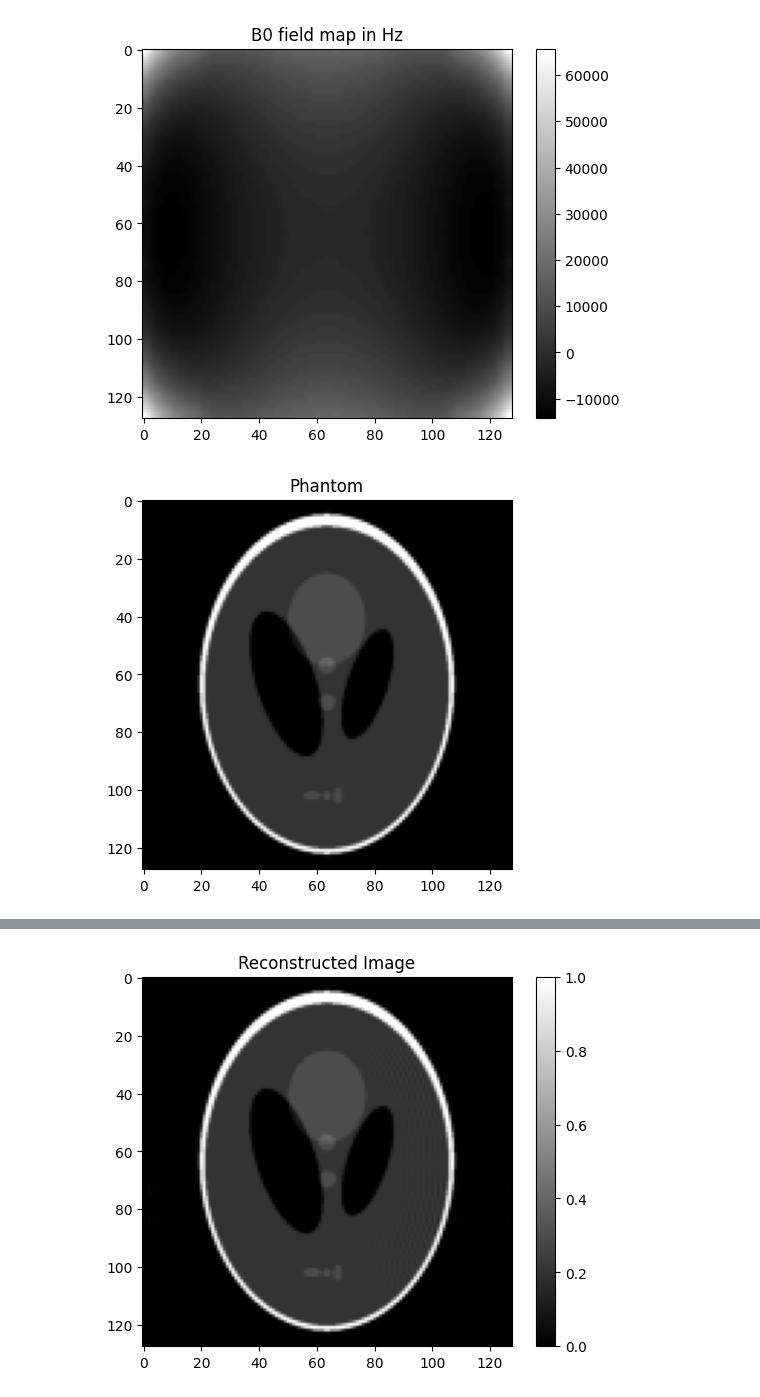
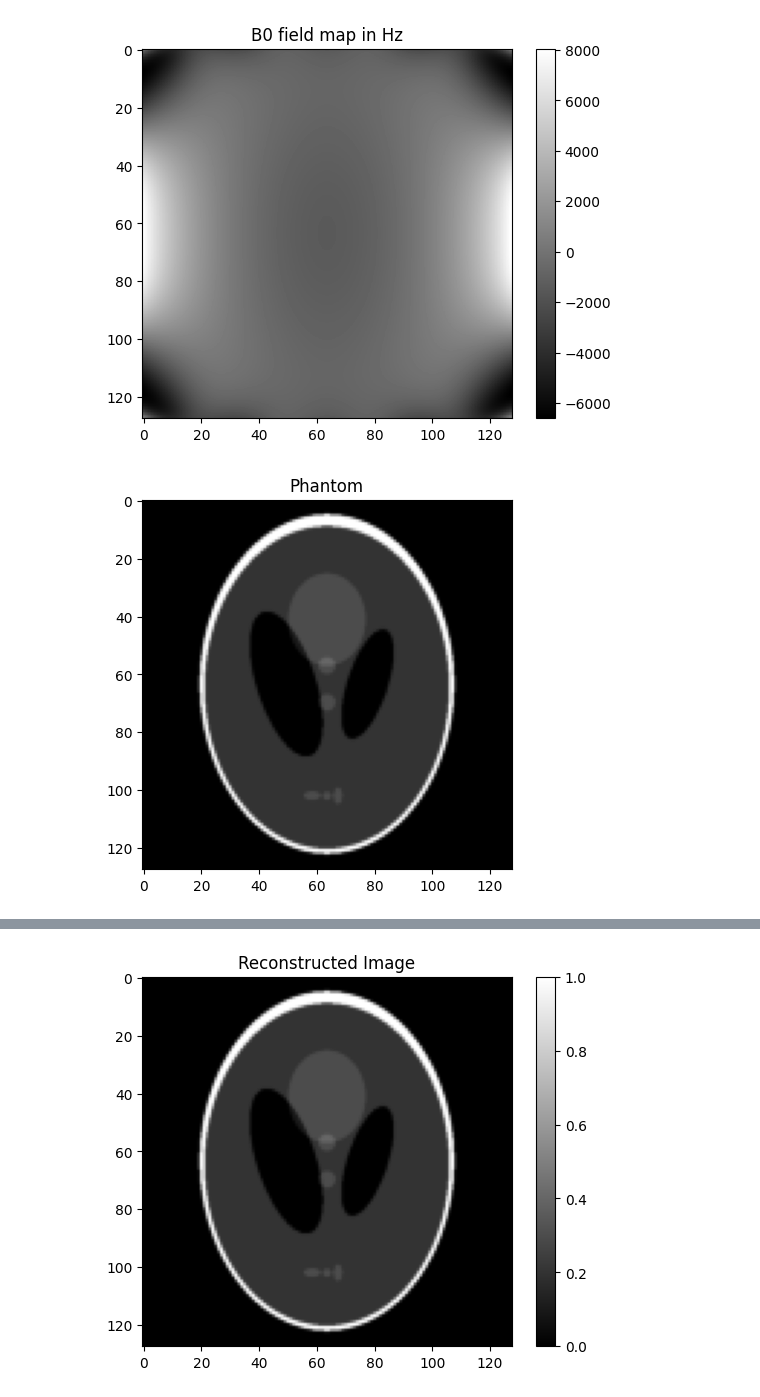
Before and after one commit to MaxStrey/Martinos_MR, a Jupyter notebook: Martinos_project/phantom_generation/phantom_7.ipynb, the cells around one changed output, grey strips where cells are left out. Saved outputs shown, nothing was run; the diff lists cells and outputs as text; code cells hidden in the pictures.

Commit message:
Added a new B0 field

```diff
--- a/Martinos_project/phantom_generation/phantom_7.ipynb
+++ b/Martinos_project/phantom_generation/phantom_7.ipynb
@@ -21,36 +21,36 @@ N_spins = 128  # Number of spins in the phantom
 # phantom = np.zeros((N_spins, N_spins), dtype=np.complex128)
 # phantom[N_spins//2, N_spins//2] = 1
 
 # Load the B0 field map from the csv file
-B0_field_map = pd.read_csv('2Dslice.csv', header=None).values
+B0_field_map = pd.read_csv('X_slice.csv', header=None).values
 gamma = 42.58e6  # Gyromagnetic ratio for hydrogen in Hz/T
 B0_field_map  = (B0_field_map * gamma)/(2*np.pi * 10000)  # Convert to Hz/T
 B0_mean = np.mean(B0_field_map)  # Mean value of the B0 field map
 B0_field_map -= B0_mean # subtract by the mean value of the B0 field map
-B0_field_map *= 20 # B0 multiplier to see the distortion better
+B0_field_map *= 1 # B0 multiplier to see the distortion better
 B0_field_map = resize(B0_field_map, (128, 128))
 
 B0_test = np.ones((N_spins, N_spins), dtype=np.complex128)
 
 B0_using = B0_field_map
 
 # Plot the B0 field map
 plt.title('B0 field map in Hz')
 plt.imshow(B0_field_map, cmap='gray')
 plt.colorbar()  # Add a color bar to the plot
 plt.show()
 
 # Plot the phantom
 plt.title('Phantom')
 plt.imshow(np.abs(phantom), cmap='gray')
 plt.show()
 
 g_mult = 10 # Gradient multiplication factor
 Gx = 0.004755753 * g_mult  # Gradient strength in T/m
 Gy = 0.004755753 * g_mult # Gradient strength in T/m
 B0 = 1.0  # B0 field in T
 # %% [output]
-[figure, old version]
+[figure, new version]
 [figure]
 # %%
 # Time intervals for the gradients
```
Also changed, not shown: parts of 5 cells of this notebook.
